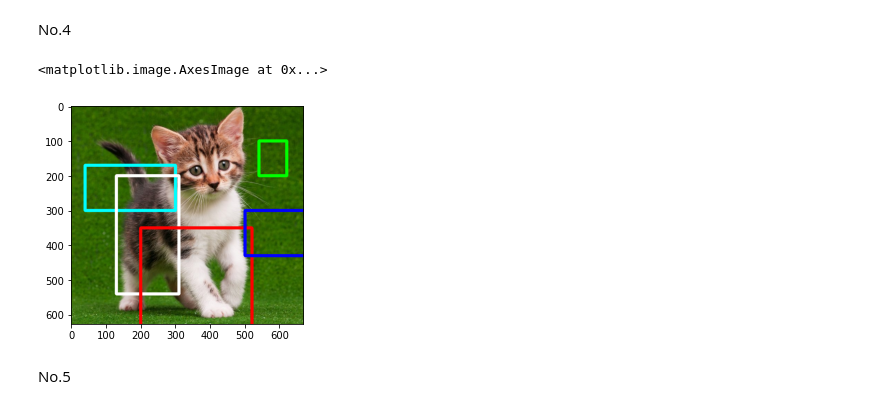
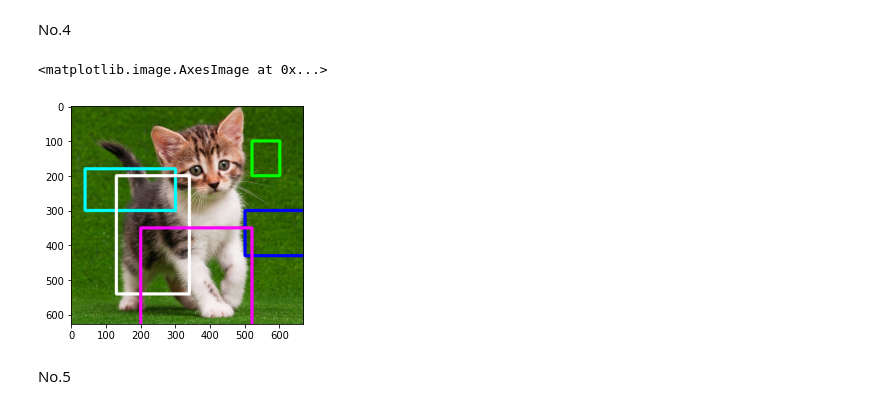
Before and after one commit to mayzura/PCVK_TI_2022, a Jupyter notebook: week2.ipynb, the cells around one changed output. Drawn from its saved outputs; the diff is of its cells as text; code cells hidden in the pictures.

```diff
--- a/week2.ipynb
+++ b/week2.ipynb
@@ -176,15 +176,15 @@ plt.imshow(img[5:30])
 No.4
 # %%
 img_kucing = cv.cvtColor(img,cv.COLOR_BGR2RGB)
-cv.rectangle(img_kucing, pt1=(300,300), pt2=(40,170), color=(0,255,255), thickness=8)
-cv.rectangle(img_kucing, pt1=(620,100), pt2=(540,200), color=(0,255,0),thickness=8)
-cv.rectangle(img_kucing, pt1=(310,200), pt2=(130,540), color=(255,255,255),thickness=8)
-cv.rectangle(img_kucing, pt1=(520,350), pt2=(200,870), color=(255,0,0),thickness=8)
+cv.rectangle(img_kucing, pt1=(600,100), pt2=(520,200), color=(0,255,0),thickness=8)
+cv.rectangle(img_kucing, pt1=(300,300), pt2=(40,180), color=(0,255,255), thickness=8)
+cv.rectangle(img_kucing, pt1=(340,200), pt2=(130,540), color=(255,255,255),thickness=8)
 cv.rectangle(img_kucing, pt1=(500,300), pt2=(700,430), color=(0,0,255),thickness=8)
+cv.rectangle(img_kucing, pt1=(520,350), pt2=(200,870), color=(255,0,255),thickness=8)
 plt.imshow(img_kucing)
 # %% [output]
 <matplotlib.image.AxesImage at 0x...>
-[figure, old version]
+[figure, new version]
 # %% [markdown]
 No.5
 # %%
```
